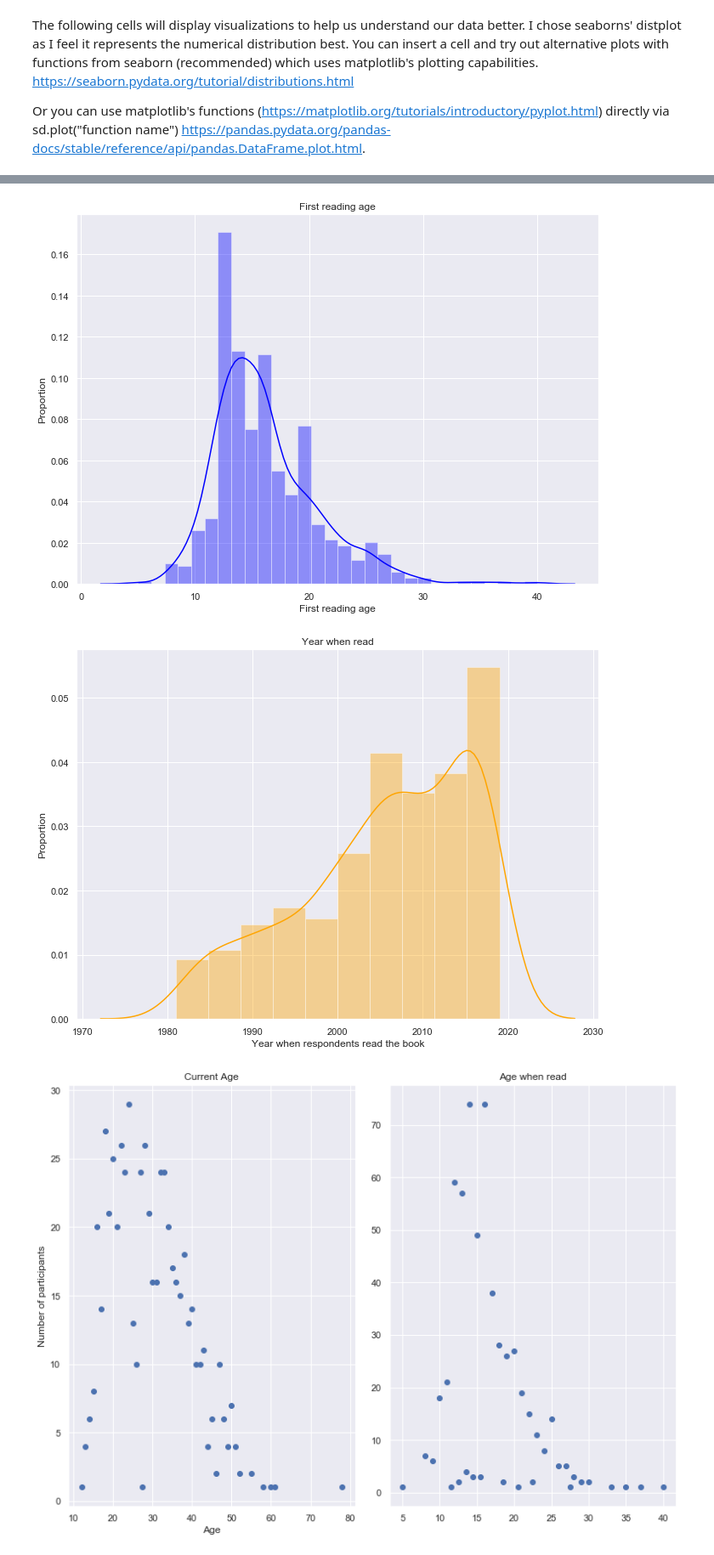
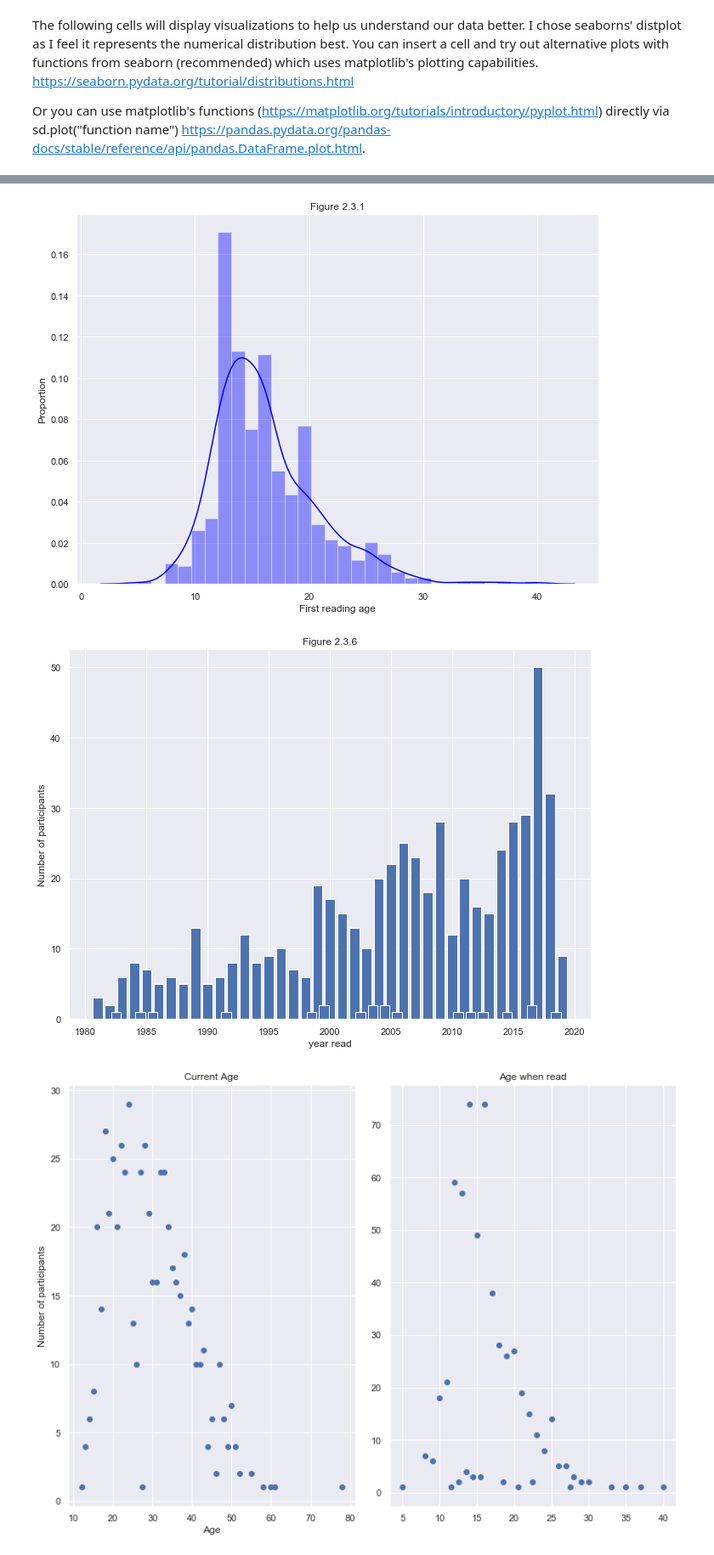
Before and after one commit to aegonwolf/hhg2g, a Jupyter notebook: hhg2g.ipynb, the cells around one changed output, grey strips where cells are left out. Shown at 85% size. Saved outputs shown, nothing was run; the diff lists cells and outputs as text; code cells hidden in the pictures.

```diff
--- a/hhg2g.ipynb
+++ b/hhg2g.ipynb
@@ -124,12 +124,16 @@ sns.set_style('darkgrid')
 sns.set(rc={'figure.figsize':(11,8)})
 # %%
 fig = sns.distplot(sd["current age"].dropna(), color='darkred')
-fig.set(xlabel="Age", ylabel="Proportion", title="Age")
+fig.set(xlabel="Age", ylabel="Proportion", title="Figure 2.3.1")
 plt.show()
 fig = sns.distplot(sd["HHGG age"].dropna(), color='blue')
-fig.set(xlabel="First reading age", ylabel="Proportion", title="First reading age")
+fig.set(xlabel="First reading age", ylabel="Proportion", title="Figure 2.3.1")
 plt.show()
-fig = sns.distplot(sd["year read"].dropna(), color='orange')
-fig.set(xlabel="Year when respondents read the book", ylabel="Proportion", title="Year when read")
+year_read = pd.DataFrame(sd["year read"].value_counts())
+year_read["year"] = year_read.index.to_list()
+plt.bar(year_read["year"], year_read["year read"])
+plt.xlabel("year read")
+plt.title("Figure 2.3.6")
+plt.ylabel("Number of participants")
 plt.show()
 # %% [output]
@@ -137,5 +141,5 @@ plt.show()
-[figure, old version]
+[figure, new version]
-[figure, old version]
+[figure, new version]
 # %%
 fig = plt.figure()
 plot1 = fig.add_subplot(1,2,1)
```
Also changed, not shown: parts of 33 cells of this notebook.
